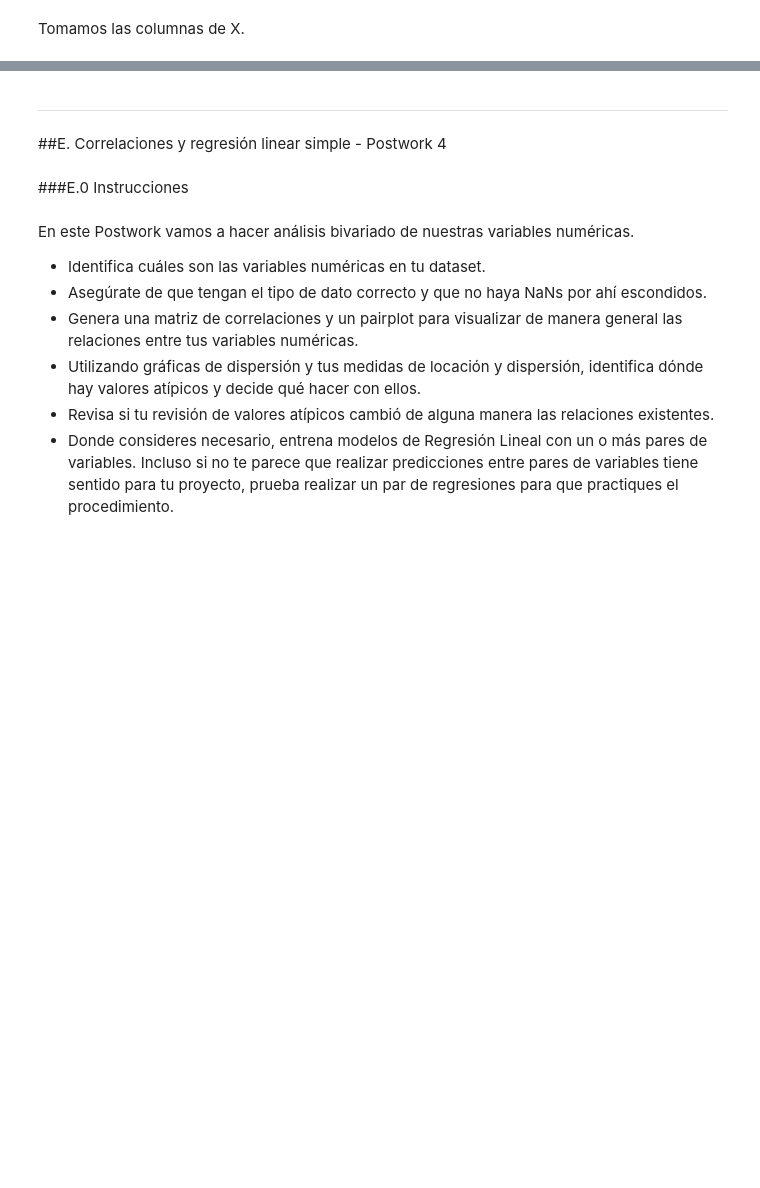
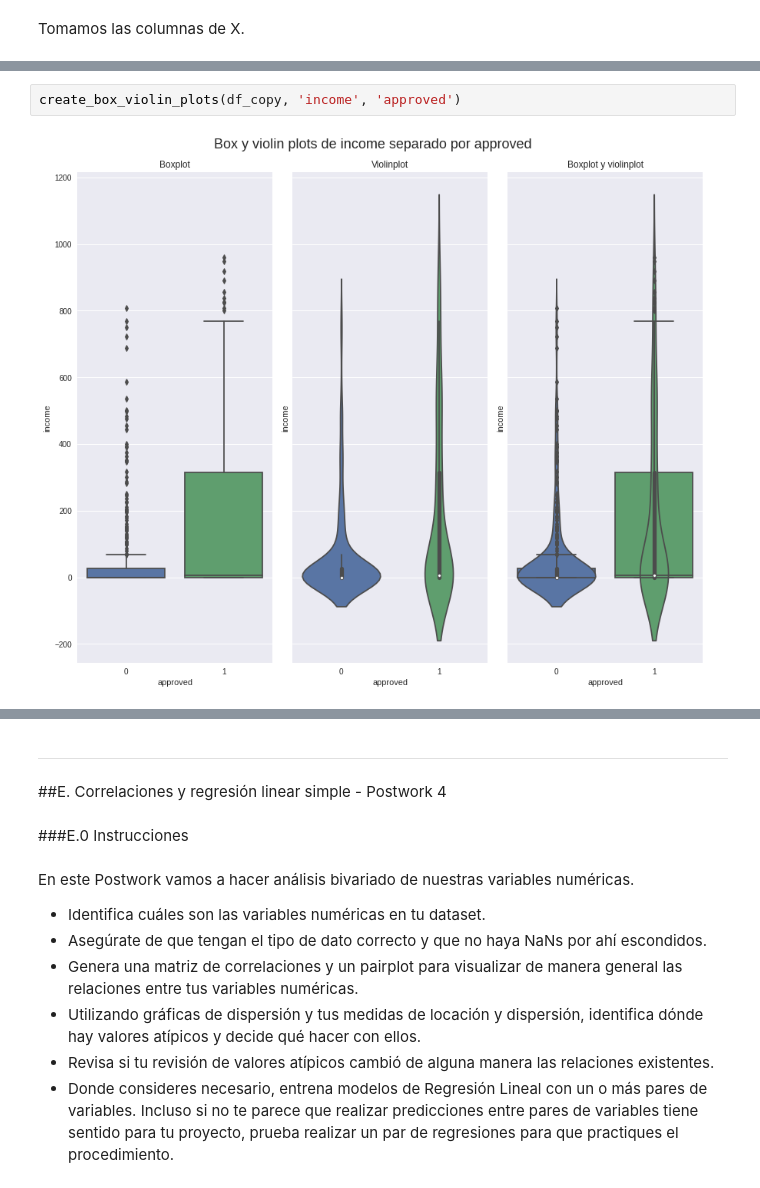
Before and after one commit to HanniaMele/bedu-equipo4-dataScience-M4, a Jupyter notebook: FinalProject_M4.ipynb, the cells around one changed output, grey strips where cells are left out. Drawn from its saved outputs; the diff is of its cells as text; blank space fills up the shorter version.

```diff
--- a/FinalProject_M4.ipynb
+++ b/FinalProject_M4.ipynb
@@ -1137,0 +1157,4 @@ create_box_violin_plots(df_copy, 'age', 'ethnicity')
+# %%
+create_box_violin_plots(df_copy, 'income', 'approved')
+# %% [output]
+[figure, added]
```
Also changed, not shown: parts of 28 cells of this notebook.
